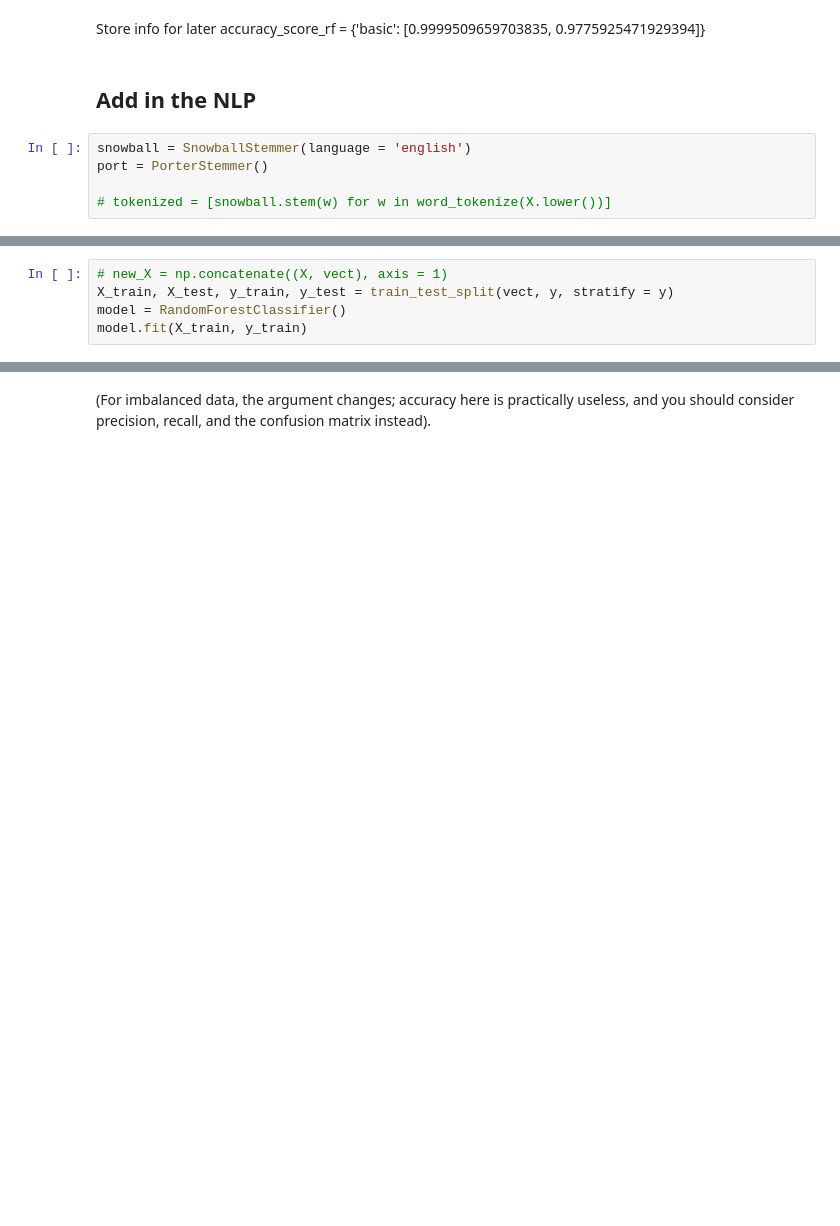
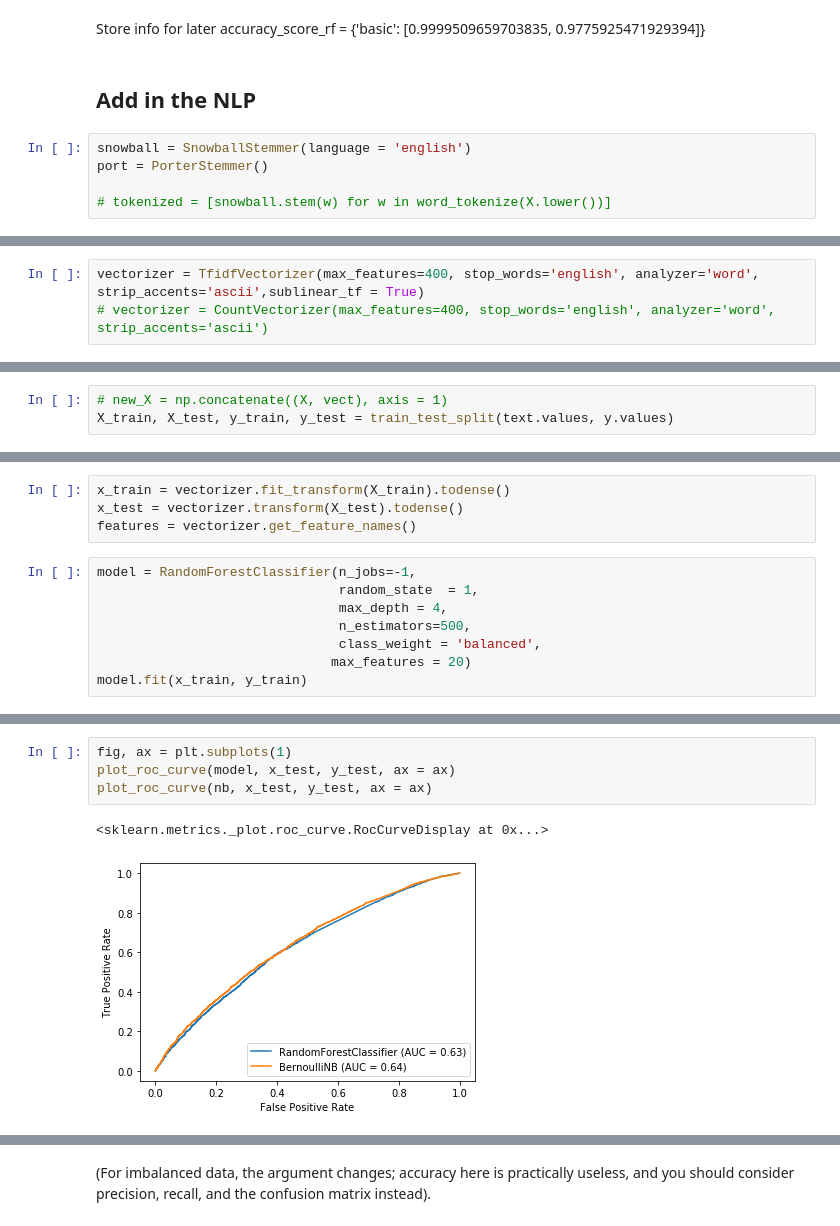
Before and after one commit to hberginc/Capstone2_temp_name, a Jupyter notebook: classify_approve.ipynb, the cells around one changed output, grey strips where cells are left out. Drawn from its saved outputs; the diff is of its cells as text; blank space fills up the shorter version.

```diff
--- a/classify_approve.ipynb
+++ b/classify_approve.ipynb
@@ -211 +198,4 @@ vect = vectorizer.fit_transform(text.values).todense()
+# %%
+vectorizer = TfidfVectorizer(max_features=400, stop_words='english', analyzer='word', strip_accents='ascii',sublinear_tf = True)
+# vectorizer = CountVectorizer(max_features=400, stop_words='english', analyzer='word', strip_accents='ascii')
 # %%
@@ -232,5 +208,3 @@ vect.shape
 # %%
 # new_X = np.concatenate((X, vect), axis = 1)
-X_train, X_test, y_train, y_test = train_test_split(vect, y, stratify = y)
-model = RandomForestClassifier()
-model.fit(X_train, y_train)
+X_train, X_test, y_train, y_test = train_test_split(text.values, y.values)
@@ -245,0 +211,12 @@ RandomForestClassifier(bootstrap=True, ccp_alpha=0.0, class_weight=None,
+# %%
+x_train = vectorizer.fit_transform(X_train).todense()
+x_test = vectorizer.transform(X_test).todense()
+features = vectorizer.get_feature_names()
+# %%
+model = RandomForestClassifier(n_jobs=-1,
+                               random_state  = 1,
+                               max_depth = 4,
+                               n_estimators=500,
+                               class_weight = 'balanced',
+                              max_features = 20)
+model.fit(x_train, y_train)
@@ -267,0 +279,7 @@ plot_roc_curve(model, X_test, y_test)
+# %%
+fig, ax = plt.subplots(1)
+plot_roc_curve(model, x_test, y_test, ax = ax)
+plot_roc_curve(nb, x_test, y_test, ax = ax)
+# %% [output]
+<sklearn.metrics._plot.roc_curve.RocCurveDisplay at 0x...>
+[figure, added]
```
Also changed, not shown: parts of 35 cells of this notebook, 2 other files.
